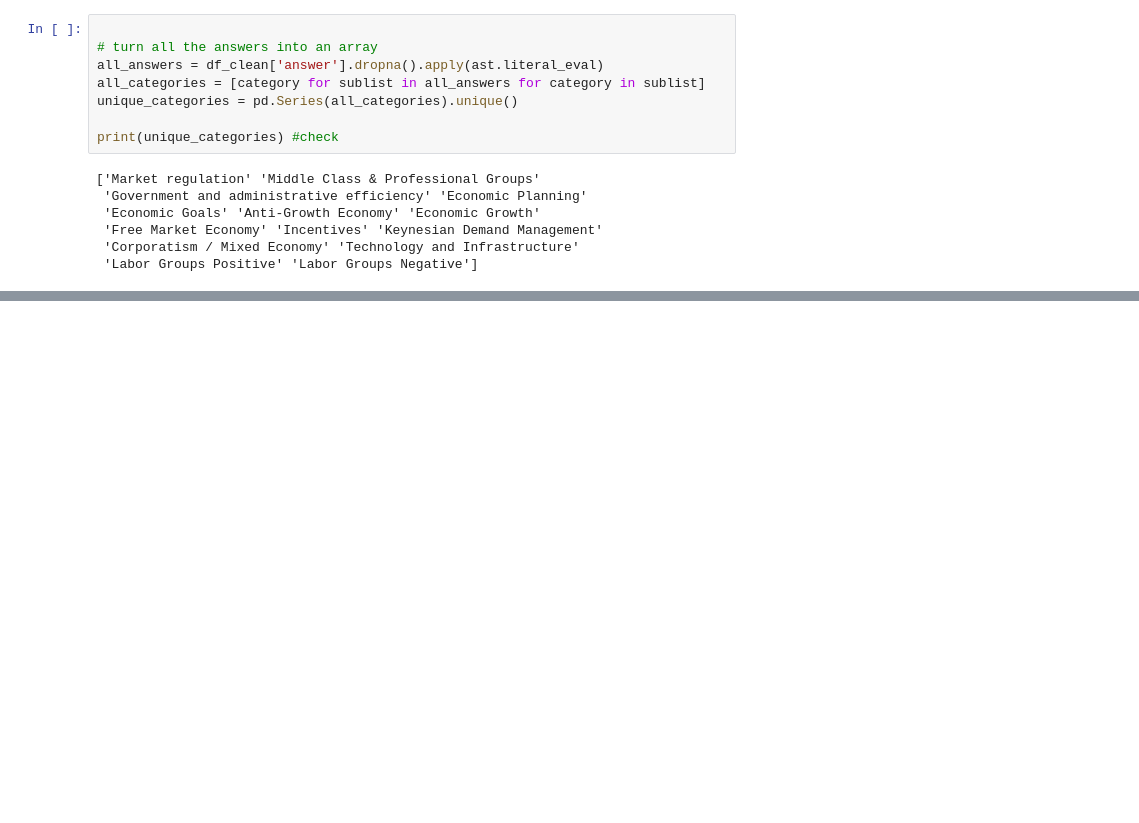
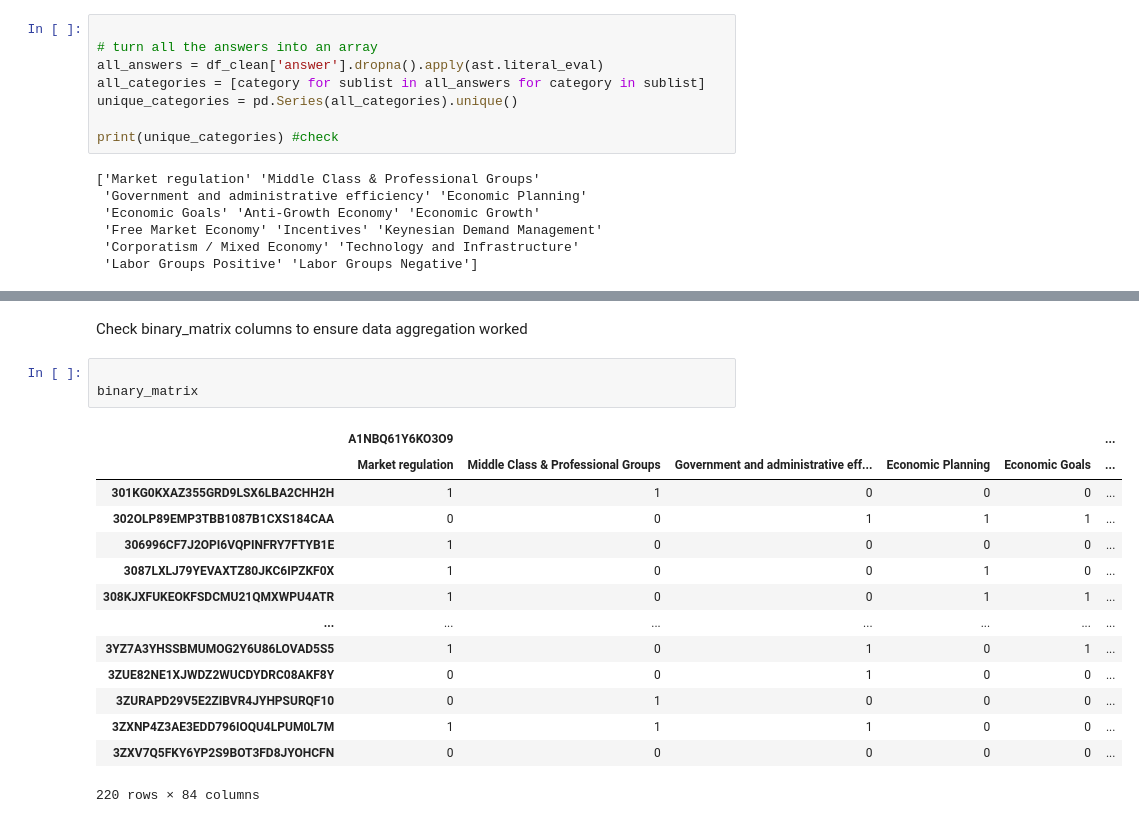
Before and after one commit to toletich311/manifesto_annotations, a Jupyter notebook: Annotations/Annotations_Labeling_Statistics.ipynb, the cells around one changed output, grey strips where cells are left out. Cells and saved outputs as stored; diff of their text form; blank space fills up the shorter version.

```diff
--- a/Annotations/Annotations_Labeling_Statistics.ipynb
+++ b/Annotations/Annotations_Labeling_Statistics.ipynb
@@ -132,0 +248,20 @@ df_counts.head()
+# %% [markdown]
+Check binary_matrix columns to ensure data aggregation worked
+# %%
+
+binary_matrix
+# %% [output]
+|  | A1NBQ61Y6KO3O9 |  |  |  |  | ... |
+|  | Market regulation | Middle Class & Professional Groups | Government and administrative eff... | Economic Planning | Economic Goals | ... |
+| 301KG0KXAZ355GRD9LSX6LBA2CHH2H | 1 | 1 | 0 | 0 | 0 | ... |
+| 302OLP89EMP3TBB1087B1CXS184CAA | 0 | 0 | 1 | 1 | 1 | ... |
+| 306996CF7J2OPI6VQPINFRY7FTYB1E | 1 | 0 | 0 | 0 | 0 | ... |
+| 3087LXLJ79YEVAXTZ80JKC6IPZKF0X | 1 | 0 | 0 | 1 | 0 | ... |
+| 308KJXFUKEOKFSDCMU21QMXWPU4ATR | 1 | 0 | 0 | 1 | 1 | ... |
+| ... | ... | ... | ... | ... | ... | ... |
+| 3YZ7A3YHSSBMUMOG2Y6U86LOVAD5S5 | 1 | 0 | 1 | 0 | 1 | ... |
+| 3ZUE82NE1XJWDZ2WUCDYDRC08AKF8Y | 0 | 0 | 1 | 0 | 0 | ... |
+| 3ZURAPD29V5E2ZIBVR4JYHPSURQF10 | 0 | 1 | 0 | 0 | 0 | ... |
+| 3ZXNP4Z3AE3EDD796IOQU4LPUM0L7M | 1 | 1 | 1 | 0 | 0 | ... |
+| 3ZXV7Q5FKY6YP2S9BOT3FD8JYOHCFN | 0 | 0 | 0 | 0 | 0 | ... |
+220 rows × 84 columns
```
Also changed, not shown: parts of 20 cells of this notebook.
